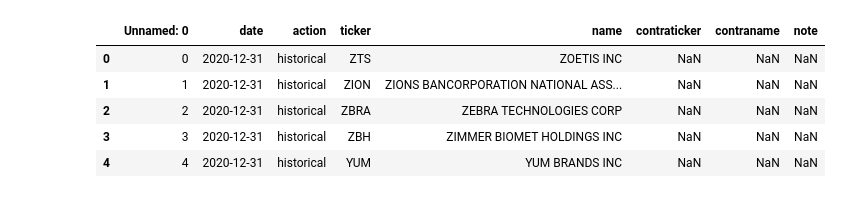
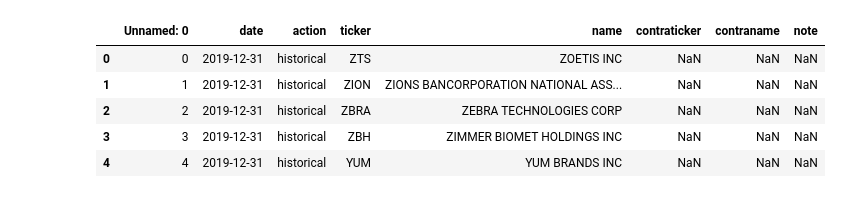
Before and after one commit to springmarathon/nyu-hedge-fund-strategies, a Jupyter notebook: research/investment_universe.ipynb, the cells around one changed output. Drawn from its saved outputs; the diff is of its cells as text; code cells hidden in the pictures.

```diff
--- a/research/investment_universe.ipynb
+++ b/research/investment_universe.ipynb
@@ -61,10 +64,10 @@ data_df[data_df["prices_size"] < data_df["universe_size"]]
 # %%
-universe = investment_universe.get_SPX(date(2021, 12, 8))
+universe = investment_universe.get_SPX(date(2020, 3, 11))
 universe.head()
 # %% [output]
 |  | Unnamed: 0 | date | action | ticker | name | contraticker | contraname | note |
-| 0 | 0 | 2020-12-31 | historical | ZTS | ZOETIS INC | NaN | NaN | NaN |
-| 1 | 1 | 2020-12-31 | historical | ZION | ZIONS BANCORPORATION NATIONAL ASS... | NaN | NaN | NaN |
-| 2 | 2 | 2020-12-31 | historical | ZBRA | ZEBRA TECHNOLOGIES CORP | NaN | NaN | NaN |
-| 3 | 3 | 2020-12-31 | historical | ZBH | ZIMMER BIOMET HOLDINGS INC | NaN | NaN | NaN |
-| 4 | 4 | 2020-12-31 | historical | YUM | YUM BRANDS INC | NaN | NaN | NaN |
+| 0 | 0 | 2019-12-31 | historical | ZTS | ZOETIS INC | NaN | NaN | NaN |
+| 1 | 1 | 2019-12-31 | historical | ZION | ZIONS BANCORPORATION NATIONAL ASS... | NaN | NaN | NaN |
+| 2 | 2 | 2019-12-31 | historical | ZBRA | ZEBRA TECHNOLOGIES CORP | NaN | NaN | NaN |
+| 3 | 3 | 2019-12-31 | historical | ZBH | ZIMMER BIOMET HOLDINGS INC | NaN | NaN | NaN |
+| 4 | 4 | 2019-12-31 | historical | YUM | YUM BRANDS INC | NaN | NaN | NaN |
```
Also changed, not shown: parts of 14 cells of this notebook, 2 other files.
